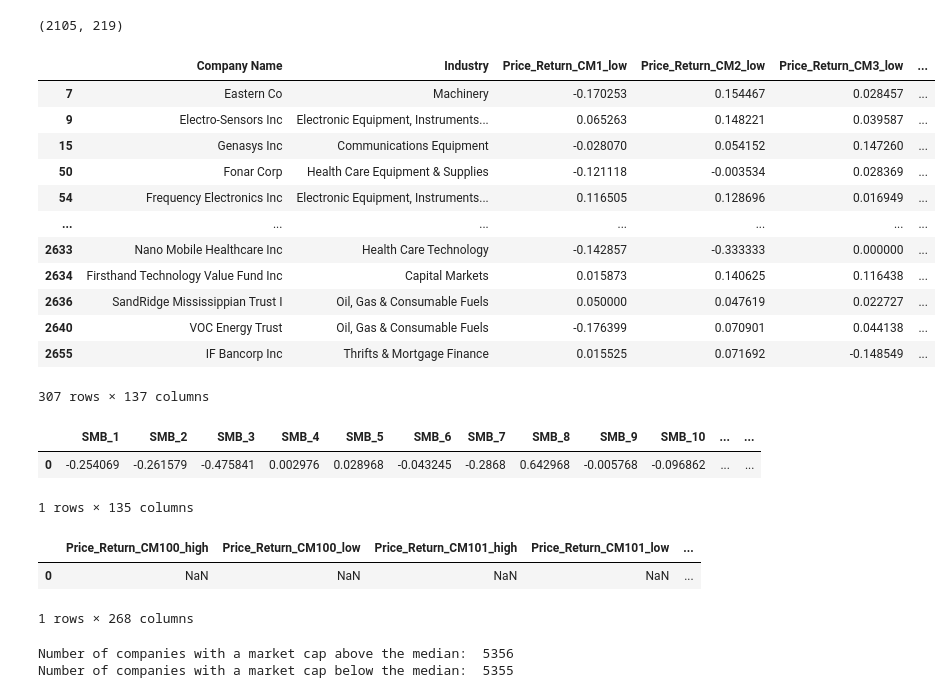
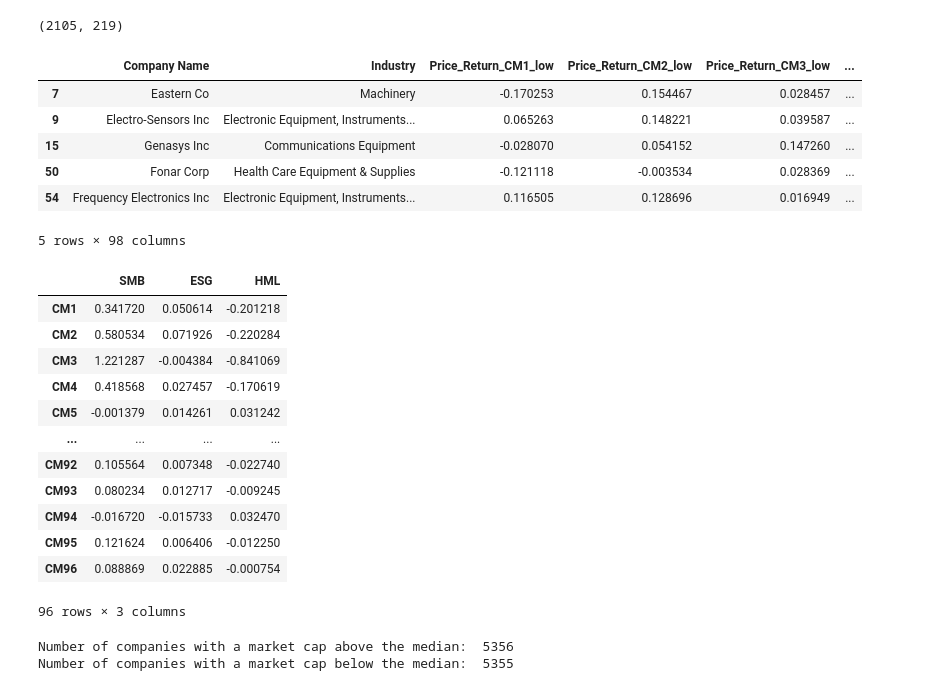
Before and after one commit to TDR474/ESG-Fama-French, a Jupyter notebook: Analysis.ipynb, the cells around one changed output. Drawn from its saved outputs; the diff is of its cells as text; code cells hidden in the pictures.

Commit message:
Finished Data Cleaning

```diff
--- a/Analysis.ipynb
+++ b/Analysis.ipynb
@@ -46,7 +24,7 @@ df['avg_mcap'] = df.loc[:,'MCAP_FQ0':'MCAP_FQ31'].mean(axis=1)
 # same for ESG score
 df['avg_esg'] = df.loc[:,'ESG_FY0':'ESG_FY6'].mean(axis=1)
 # same for price
-df['avg_price'] = df.loc[:,'Price_CM0':'Price_CM135'].mean(axis=1)
+df['avg_price'] = df.loc[:,'Price_CM0':'Price_CM96'].mean(axis=1)
 # book to market ratio
 df['avg_btm'] = df.loc[:,'BTM_FQ0':'BTM_FQ31'].mean(axis=1)
 # %%
@@ -86,18 +64,18 @@ def get_return(df, start, end, high_low, feature, freq):
     return df
 # %%
 # Market cap:
-df_mcap_low_return = get_return(df_mcap_low, 0, 135, 'low', 'Price', 'CM')
-df_mcap_high_return = get_return(df_mcap_high, 0, 135, 'high', 'Price', 'CM')
+df_mcap_low_return = get_return(df_mcap_low, 0, 96, 'low', 'Price', 'CM')
+df_mcap_high_return = get_return(df_mcap_high, 0, 96, 'high', 'Price', 'CM')
 
 # ESG score:
-df_esg_low_return = get_return(df_esg_low, 0, 135, 'low', 'Price', 'CM')
-df_esg_high_return = get_return(df_esg_high, 0, 135, 'high', 'Price', 'CM')
+df_esg_low_return = get_return(df_esg_low, 0, 96, 'low', 'Price', 'CM')
+df_esg_high_return = get_return(df_esg_high, 0, 96, 'high', 'Price', 'CM')
 
 # Price / Book Value Per Share:
-df_BM_low_return = get_return(df_BM_low, 0, 135, 'low', 'Price', 'CM')
-df_BM_high_return = get_return(df_BM_high, 0, 135, 'high', 'Price', 'CM')
+df_BM_low_return = get_return(df_BM_low, 0, 96, 'low', 'Price', 'CM')
+df_BM_high_return = get_return(df_BM_high, 0, 96, 'high', 'Price', 'CM')
 # %%
-# function to only include the last 135 columns (price data) and the second and third columns (company name and industry)
+# function to only include the last 96 columns (price data) and the second and third columns (company name and industry)
 def get_price_data(df):
     '''
     @param
@@ -105,7 +83,7 @@ def get_price_data(df):
     @return
     a dataframe with only the price data and company name and industry, with NaNs dropped
     '''
-    return df.iloc[:, [1, 2] + list(range(-135, 0))].dropna()
+    return df.iloc[:, [1, 2] + list(range(-96, 0))].dropna()
 # %%
 # market cap
 df_mcap_low_dataset = get_price_data(df_mcap_low_return)
@@ -119,21 +97,15 @@ df_esg_high_dataset = get_price_data(df_esg_high_return)
 df_BM_low_dataset = get_price_data(df_BM_low_return)
 df_BM_high_dataset = get_price_data(df_BM_high_return)
 # %%
-df_mcap_low_dataset
+df_mcap_low_dataset.head()
 # %% [output]
 |  | Company Name | Industry | Price_Return_CM1_low | Price_Return_CM2_low | Price_Return_CM3_low | ... |
 | 7 | Eastern Co | Machinery | -0.170253 | 0.154467 | 0.028457 | ... |
 | 9 | Electro-Sensors Inc | Electronic Equipment, Instruments... | 0.065263 | 0.148221 | 0.039587 | ... |
 | 15 | Genasys Inc | Communications Equipment | -0.028070 | 0.054152 | 0.147260 | ... |
 | 50 | Fonar Corp | Health Care Equipment & Supplies | -0.121118 | -0.003534 | 0.028369 | ... |
 | 54 | Frequency Electronics Inc | Electronic Equipment, Instruments... | 0.116505 | 0.128696 | 0.016949 | ... |
-| ... | ... | ... | ... | ... | ... | ... |
-| 2633 | Nano Mobile Healthcare Inc | Health Care Technology | -0.142857 | -0.333333 | 0.000000 | ... |
-| 2634 | Firsthand Technology Value Fund Inc | Capital Markets | 0.015873 | 0.140625 | 0.116438 | ... |
-| 2636 | SandRidge Mississippian Trust I | Oil, Gas & Consumable Fuels | 0.050000 | 0.047619 | 0.022727 | ... |
-| 2640 | VOC Energy Trust | Oil, Gas & Consumable Fuels | -0.176399 | 0.070901 | 0.044138 | ... |
-| 2655 | IF Bancorp Inc | Thrifts & Mortgage Finance | 0.015525 | 0.071692 | -0.148549 | ... |
-307 rows × 137 columns
+5 rows × 98 columns
 # %%
 # this function find the average return for each CM period for each group
 def get_return_avg(df, high_low):
@@ -180,15 +149,0 @@ df_HML_spread_BM
-# %%
-df_HML_spread_BM.head()
-# %% [output]
-|  | SMB_1 | SMB_2 | SMB_3 | SMB_4 | SMB_5 | SMB_6 | SMB_7 | SMB_8 | SMB_9 | SMB_10 | ... | ... |
-| 0 | -0.254069 | -0.261579 | -0.475841 | 0.002976 | 0.028968 | -0.043245 | -0.2868 | 0.642968 | -0.005768 | -0.096862 | ... | ... |
-1 rows × 135 columns
-# %%
-# now calculate the return spread for each group
-# for market cap:
-# return spread is calculated as
-df_mcap_return_spread
-# %% [output]
-|  | Price_Return_CM100_high | Price_Return_CM100_low | Price_Return_CM101_high | Price_Return_CM101_low | ... |
-| 0 | NaN | NaN | NaN | NaN | ... |
-1 rows × 268 columns
@@ -194,0 +153,16 @@ df_mcap_return_spread
+# %%
+df_spread
+# %% [output]
+|  | SMB | ESG | HML |
+| CM1 | 0.341720 | 0.050614 | -0.201218 |
+| CM2 | 0.580534 | 0.071926 | -0.220284 |
+| CM3 | 1.221287 | -0.004384 | -0.841069 |
+| CM4 | 0.418568 | 0.027457 | -0.170619 |
+| CM5 | -0.001379 | 0.014261 | 0.031242 |
+| ... | ... | ... | ... |
+| CM92 | 0.105564 | 0.007348 | -0.022740 |
+| CM93 | 0.080234 | 0.012717 | -0.009245 |
+| CM94 | -0.016720 | -0.015733 | 0.032470 |
+| CM95 | 0.121624 | 0.006406 | -0.012250 |
+| CM96 | 0.088869 | 0.022885 | -0.000754 |
+96 rows × 3 columns
```
Also changed, not shown: parts of 13 cells of this notebook, 15 other files.
